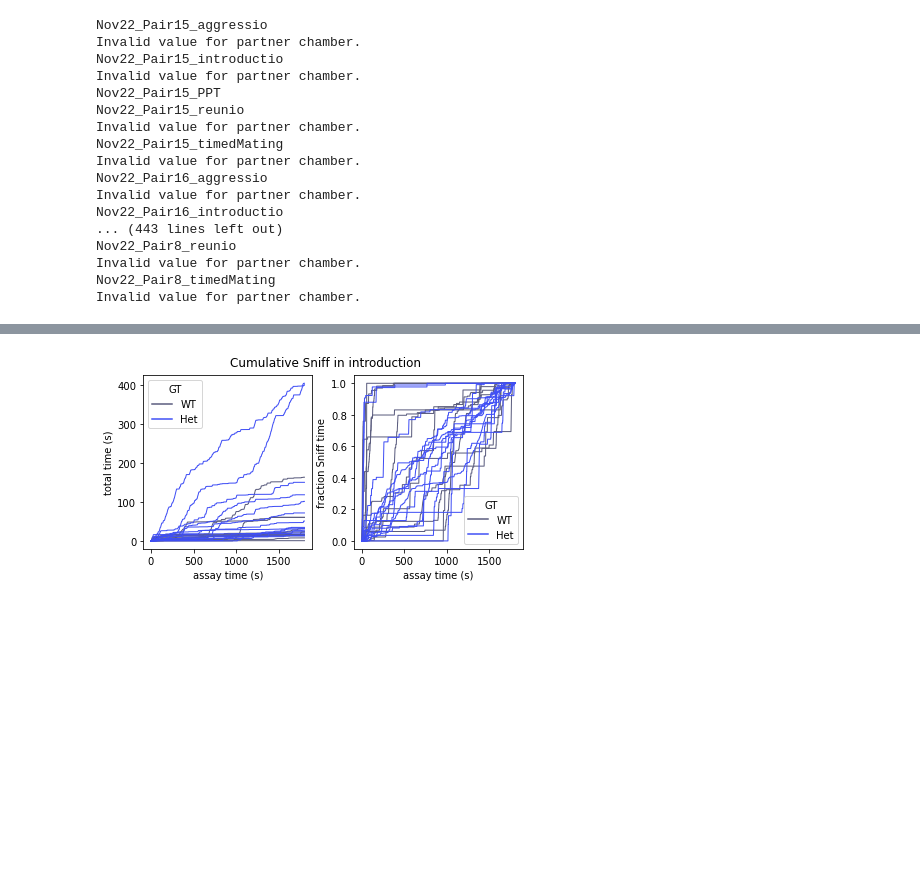
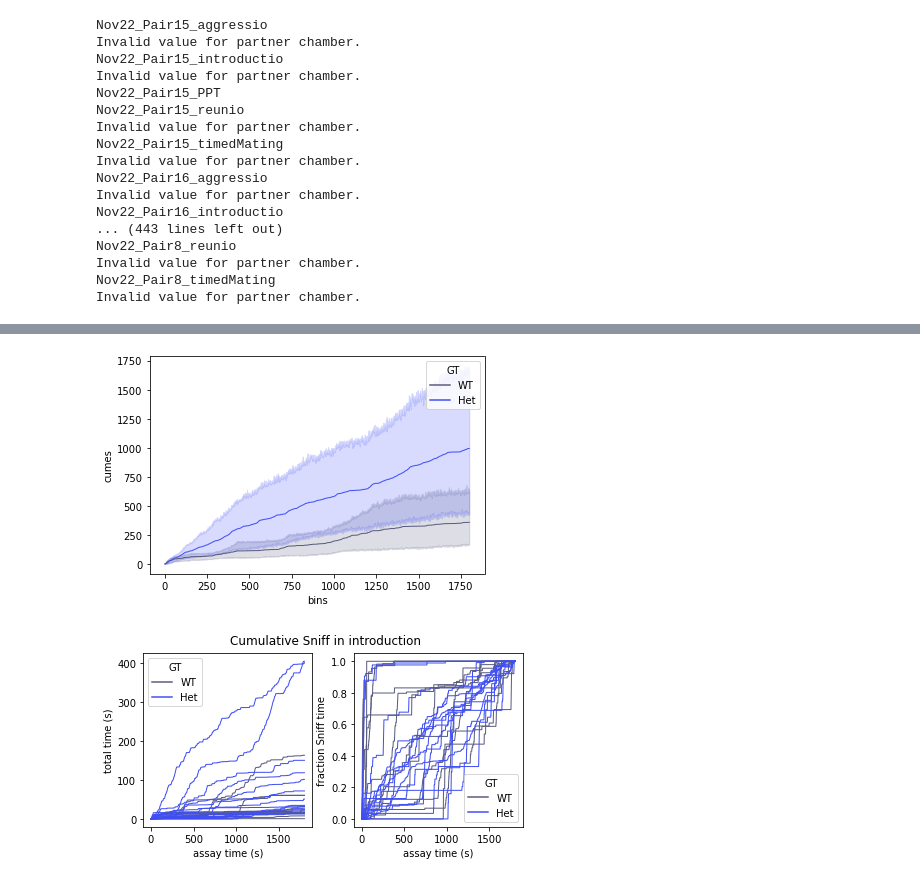
Before and after one commit to nhoglen/scn2a-paper-GWJSNH-code, a Jupyter notebook: 240811_pipeline_plottingCDFs.ipynb, the cells around one changed output, grey strips where cells are left out. Drawn from its saved outputs; the diff is of its cells as text; code cells hidden in the pictures; blank space fills up the shorter version.

```diff
--- a/240811_pipeline_plottingCDFs.ipynb
+++ b/240811_pipeline_plottingCDFs.ipynb
@@ -427,3 +490,32 @@ UnboundLocalError: local variable 'collbins' referenced before assignment
+# %%
+bintest = introsniffs_binned.groupby([introsniffs_binned.pair_tag,pd.cut(introsniffs_binned.bins,secbins,labels=secbins[1:])])['data'].sum().reset_index()
+# %%
+# add metadata based on pairtag
+# make dictionary by looking up values in introsniffs_binned
+# duplicate pairtag column and replace values
+# sort dataframe
+# grab unique pair tags
+# zip into a dictionary with unique genotypes, sexes, and numbers
+
+metasort = introsniffs_binned.sort_values(by='pair_tag')
+uniquetags = np.unique(metasort.pair_tag)
+gtlist = metasort.groupby(['pair_tag'])['GT'].apply(lambda x: np.unique(x)[0]).reset_index()
+sexlist = metasort.groupby(['pair_tag'])['sex'].apply(lambda x: np.unique(x)[0]).reset_index()
+numlist = metasort.groupby(['pair_tag'])['pair'].apply(lambda x: np.unique(x)[0]).reset_index()
+metatab = pd.merge(gtlist, sexlist, on='pair_tag', how='outer')
+metatab = pd.merge(metatab,numlist,on='pair_tag',how='outer')
+# %%
+binmeta = pd.merge(bintest,metatab,on='pair_tag',how='outer')
+# %%
+binmeta['cumes'] = binmeta.groupby(['pair_tag']).data.cumsum()
+# %%
+ax0 = sns.lineplot(
+        data=binmeta[binmeta.sex=='M'],
+        x="bins", y="cumes", hue="GT",
+        estimator='mean', lw=1,palette=mpal,hue_order=ho,
+    )
+# %% [output]
+[figure, added]
 # %%
 # ----- SET UP COLORS -----
 acols = [[0.627451,   0.57254905, 0.37254903],
```
Also changed, not shown: parts of 13 cells of this notebook, 1 other file.
